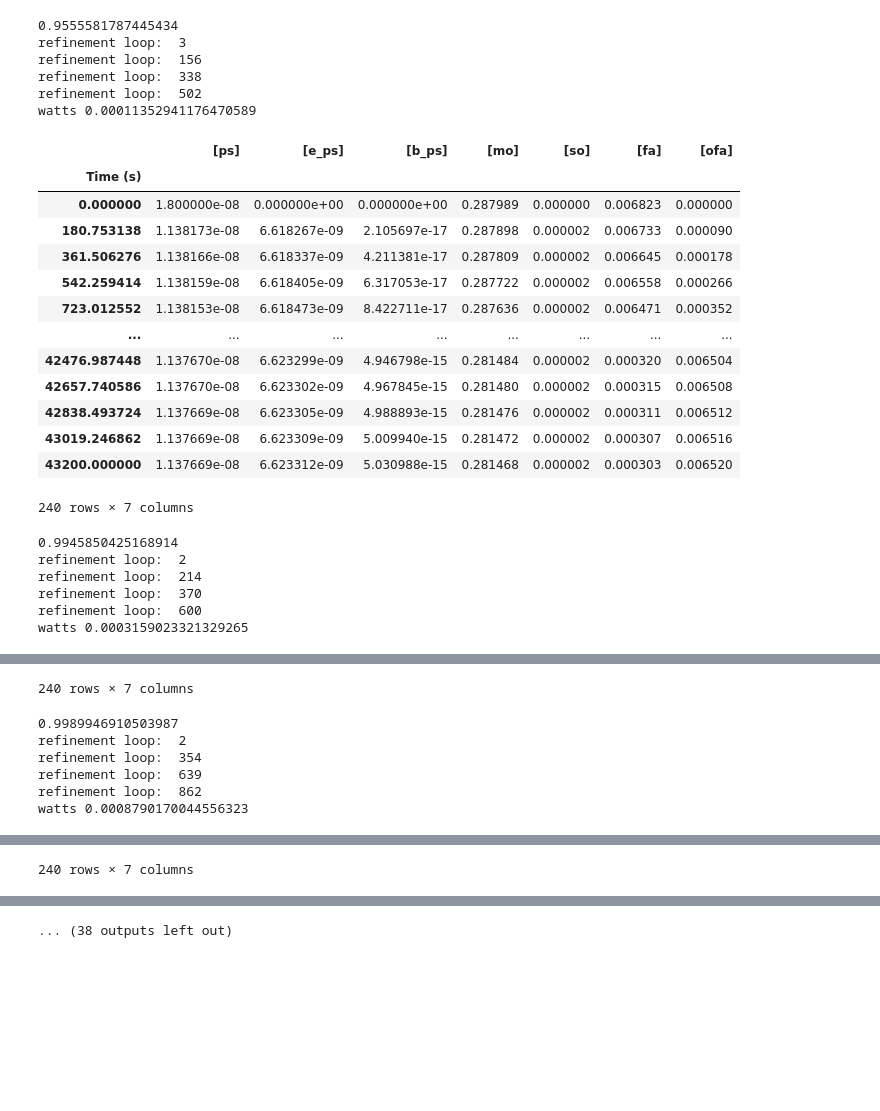
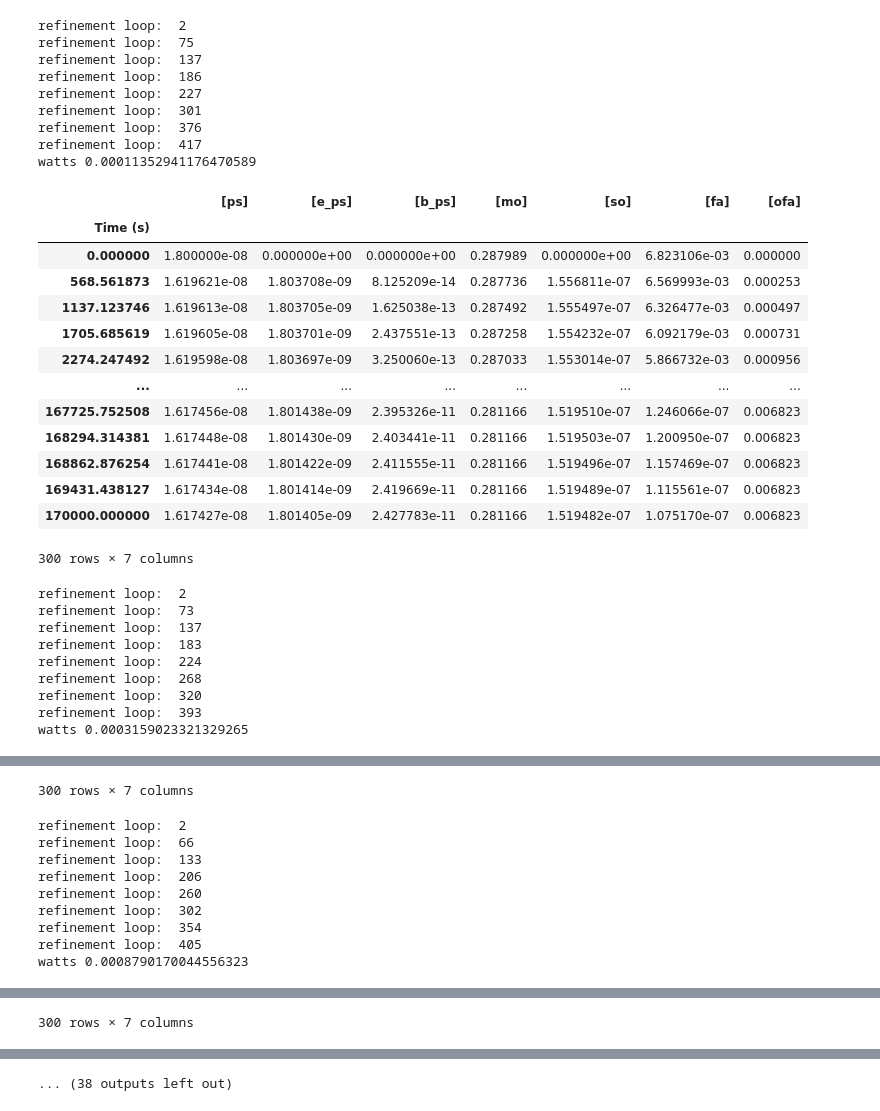
Before and after one commit to freiburgermsu/PDIpy, a Jupyter notebook: examples/sensitivity_analyses/light_intensity/variable_light.ipynb, the cells around one changed output, grey strips where cells are left out. Drawn from its saved outputs; the diff is of its cells as text; code cells hidden in the pictures; blank space fills up the shorter version.

```diff
--- a/examples/sensitivity_analyses/light_intensity/variable_light.ipynb
+++ b/examples/sensitivity_analyses/light_intensity/variable_light.ipynb
@@ -1,62 +1,66 @@
 # %%
 %run ../../../pdipy/pdi.py
 from numpy import logspace
 import pandas
 
 pandas.set_option('max_rows', 10)
 
-pdi = PDI(
-    total_time = 720,
-
-)
+pdi = PDI()
 
 lux_intensities = logspace(1, 5, num = 10)
 for lux in lux_intensities:
     name = f'{lux} lux'
     pdi.define_conditions(
-    'S_aureus',
-    bacterial_cfu_ml = 1e5,
-    photosensitizer = 'A3B_4Zn',
-    photosensitizer_molar = 18e-9,
-    light_source = 'LED',
-    measurement = {'lux':lux}
+        'S_aureus',
+        bacterial_cfu_ml = 1e5,
+        photosensitizer = 'A3B_4Zn',
+        photosensitizer_molar = 18e-9,
+        light_source = 'LED',
+        measurement = {'lux':lux}
     )
     pdi.simulate(
         name,
         figure_title = name,
 #         exposure_axis = True,
         display_fa_oxidation = True,
         display_ps_excitation = True,
-        export_contents = False
+        export_contents = False,
+        exposure_axis = True
     )
     print('watts', pdi.parameters['watts'])
     display(pdi.raw_data)
 # %% [output]
-0.9555581787445434
-refinement loop:  3
-refinement loop:  156
-refinement loop:  338
-refinement loop:  502
+refinement loop:  2
+refinement loop:  75
+refinement loop:  137
+refinement loop:  186
+refinement loop:  227
+refinement loop:  301
+refinement loop:  376
+refinement loop:  417
 watts 0.00011352941176470589
 |  | [ps] | [e_ps] | [b_ps] | [mo] | [so] | [fa] | [ofa] |
 | Time (s) |  |  |  |  |  |  |  |
-| 0.000000 | 1.800000e-08 | 0.000000e+00 | 0.000000e+00 | 0.287989 | 0.000000 | 0.006823 | 0.000000 |
-| 180.753138 | 1.138173e-08 | 6.618267e-09 | 2.105697e-17 | 0.287898 | 0.000002 | 0.006733 | 0.000090 |
-| 361.506276 | 1.138166e-08 | 6.618337e-09 | 4.211381e-17 | 0.287809 | 0.000002 | 0.006645 | 0.000178 |
-| 542.259414 | 1.138159e-08 | 6.618405e-09 | 6.317053e-17 | 0.287722 | 0.000002 | 0.006558 | 0.000266 |
-| 723.012552 | 1.138153e-08 | 6.618473e-09 | 8.422711e-17 | 0.287636 | 0.000002 | 0.006471 | 0.000352 |
+| 0.000000 | 1.800000e-08 | 0.000000e+00 | 0.000000e+00 | 0.287989 | 0.000000e+00 | 6.823106e-03 | 0.000000 |
+| 568.561873 | 1.619621e-08 | 1.803708e-09 | 8.125209e-14 | 0.287736 | 1.556811e-07 | 6.569993e-03 | 0.000253 |
+| 1137.123746 | 1.619613e-08 | 1.803705e-09 | 1.625038e-13 | 0.287492 | 1.555497e-07 | 6.326477e-03 | 0.000497 |
+| 1705.685619 | 1.619605e-08 | 1.803701e-09 | 2.437551e-13 | 0.287258 | 1.554232e-07 | 6.092179e-03 | 0.000731 |
+| 2274.247492 | 1.619598e-08 | 1.803697e-09 | 3.250060e-13 | 0.287033 | 1.553014e-07 | 5.866732e-03 | 0.000956 |
 | ... | ... | ... | ... | ... | ... | ... | ... |
-| 42476.987448 | 1.137670e-08 | 6.623299e-09 | 4.946798e-15 | 0.281484 | 0.000002 | 0.000320 | 0.006504 |
-| 42657.740586 | 1.137670e-08 | 6.623302e-09 | 4.967845e-15 | 0.281480 | 0.000002 | 0.000315 | 0.006508 |
-| 42838.493724 | 1.137669e-08 | 6.623305e-09 | 4.988893e-15 | 0.281476 | 0.000002 | 0.000311 | 0.006512 |
-| 43019.246862 | 1.137669e-08 | 6.623309e-09 | 5.009940e-15 | 0.281472 | 0.000002 | 0.000307 | 0.006516 |
-| 43200.000000 | 1.137669e-08 | 6.623312e-09 | 5.030988e-15 | 0.281468 | 0.000002 | 0.000303 | 0.006520 |
+| 167725.752508 | 1.617456e-08 | 1.801438e-09 | 2.395326e-11 | 0.281166 | 1.519510e-07 | 1.246066e-07 | 0.006823 |
+| 168294.314381 | 1.617448e-08 | 1.801430e-09 | 2.403441e-11 | 0.281166 | 1.519503e-07 | 1.200950e-07 | 0.006823 |
+| 168862.876254 | 1.617441e-08 | 1.801422e-09 | 2.411555e-11 | 0.281166 | 1.519496e-07 | 1.157469e-07 | 0.006823 |
+| 169431.438127 | 1.617434e-08 | 1.801414e-09 | 2.419669e-11 | 0.281166 | 1.519489e-07 | 1.115561e-07 | 0.006823 |
+| 170000.000000 | 1.617427e-08 | 1.801405e-09 | 2.427783e-11 | 0.281166 | 1.519482e-07 | 1.075170e-07 | 0.006823 |
-240 rows × 7 columns
+300 rows × 7 columns
-0.9945850425168914
 refinement loop:  2
-refinement loop:  214
-refinement loop:  370
-refinement loop:  600
+refinement loop:  73
+refinement loop:  137
+refinement loop:  183
+refinement loop:  224
+refinement loop:  268
+refinement loop:  320
+refinement loop:  393
 watts 0.0003159023321329265
 |  | [ps] | [e_ps] | [b_ps] | [mo] | [so] | [fa] | [ofa] |
 | Time (s) |  |  |  |  |  |  |  |
@@ -74,9 +78,12 @@ watts 0.0003159023321329265
-240 rows × 7 columns
+300 rows × 7 columns
-0.9989946910503987
 refinement loop:  2
+refinement loop:  66
+refinement loop:  133
+refinement loop:  206
+refinement loop:  260
+refinement loop:  302
 refinement loop:  354
-refinement loop:  639
-refinement loop:  862
+refinement loop:  405
 watts 0.0008790170044556323
 |  | [ps] | [e_ps] | [b_ps] | [mo] | [so] | [fa] | [ofa] |
 | Time (s) |  |  |  |  |  |  |  |
@@ -94 +101 @@ watts 0.0008790170044556323
-240 rows × 7 columns
+300 rows × 7 columns
```
Also changed, not shown: parts of 1 cell of this notebook, 25 other files.
